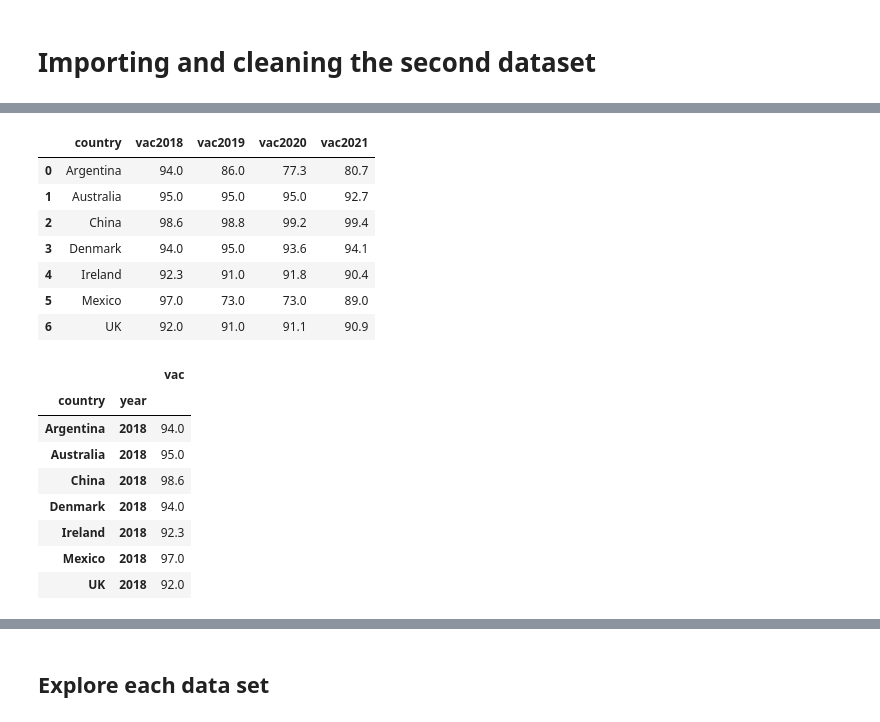
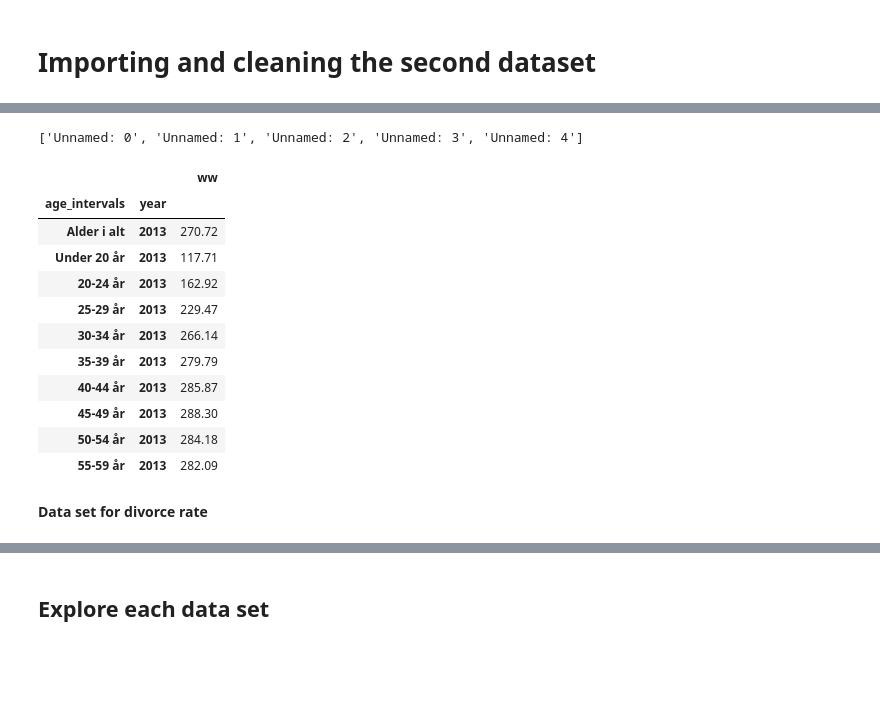
Before and after one commit to NumEconCopenhagen/projects-2023-n-m, a Jupyter notebook: dataproject/dataproject.ipynb, the cells around one changed output, grey strips where cells are left out. Cells and saved outputs as stored; diff of their text form; code cells hidden in the pictures; blank space fills up the shorter version.

```diff
--- a/dataproject/dataproject.ipynb
+++ b/dataproject/dataproject.ipynb
@@ -96,0 +44,11 @@ gdp.iloc[0:7,:]
+# %%
+wm.rename(columns = {'Unnamed: 5':'age_intervals'}, inplace=True)
+
+# Renaming the columns
+col_dict = {}
+for i in range(2013, 2021+1):
+    col_dict[str(i)] = f'wm{i}'
+col_dict
+wm.rename(columns = col_dict, inplace=True)
+
+wm
@@ -130,8 +86,7 @@ plt.show()
 # Importing and cleaning the second dataset
 # %%
 #import data
-filename = 'vac.xlsx'
+filename = 'ww.xlsx'
 pd.read_excel(filename).head(7)
 
-vac = pd.read_excel(filename)
-vac.head(7)
+ww = pd.read_excel(filename, skiprows=2)
@@ -164,27 +93,35 @@ vac.head(7)
-# %%
-#Resetting the index
-vac.reset_index(inplace = True, drop = True)
-vac.iloc[0:7,:]
-# %% [output]
-|  | country | vac2018 | vac2019 | vac2020 | vac2021 |
-| 0 | Argentina | 94.0 | 86.0 | 77.3 | 80.7 |
-| 1 | Australia | 95.0 | 95.0 | 95.0 | 92.7 |
-| 2 | China | 98.6 | 98.8 | 99.2 | 99.4 |
-| 3 | Denmark | 94.0 | 95.0 | 93.6 | 94.1 |
-| 4 | Ireland | 92.3 | 91.0 | 91.8 | 90.4 |
-| 5 | Mexico | 97.0 | 73.0 | 73.0 | 89.0 |
-| 6 | UK | 92.0 | 91.0 | 91.1 | 90.9 |
+# %%
+#Removing the first columns
+drop_these = ['Unnamed: ' + str(num) for num in range(5)]
+ww.drop(drop_these, axis=1, inplace=True)
+print(drop_these)
+# %% [output]
+['Unnamed: 0', 'Unnamed: 1', 'Unnamed: 2', 'Unnamed: 3', 'Unnamed: 4']
+# %%
+ww.rename(columns = {'Unnamed: 5':'age_intervals'}, inplace=True)
+
+# Renaming the columns
+col_dict = {}
+for i in range(2013, 2021+1):
+    col_dict[str(i)] = f'ww{i}'
+col_dict
+ww.rename(columns = col_dict, inplace=True)
 # %%
 #Changing from wide to long
-vac_long = pd.wide_to_long(vac, stubnames='vac', i='country', j='year')
-vac_long.head(7)
+ww_long = pd.wide_to_long(ww, stubnames='ww', i='age_intervals', j='year')
+ww_long.head(10)
 # %% [output]
-|  |  | vac |
-| country | year |  |
-| Argentina | 2018 | 94.0 |
-| Australia | 2018 | 95.0 |
-| China | 2018 | 98.6 |
-| Denmark | 2018 | 94.0 |
-| Ireland | 2018 | 92.3 |
-| Mexico | 2018 | 97.0 |
-| UK | 2018 | 92.0 |
+|  |  | ww |
+| age_intervals | year |  |
+| Alder i alt | 2013 | 270.72 |
+| Under 20 år | 2013 | 117.71 |
+| 20-24 år | 2013 | 162.92 |
+| 25-29 år | 2013 | 229.47 |
+| 30-34 år | 2013 | 266.14 |
+| 35-39 år | 2013 | 279.79 |
+| 40-44 år | 2013 | 285.87 |
+| 45-49 år | 2013 | 288.30 |
+| 50-54 år | 2013 | 284.18 |
+| 55-59 år | 2013 | 282.09 |
+# %% [markdown]
+**Data set for divorce rate**
```
Also changed, not shown: parts of 35 cells of this notebook.
